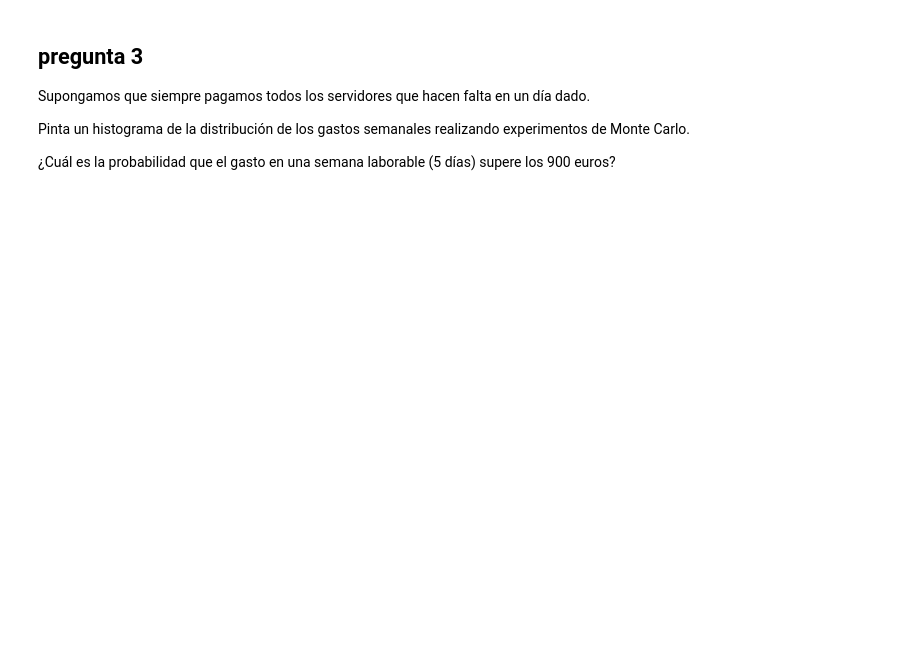
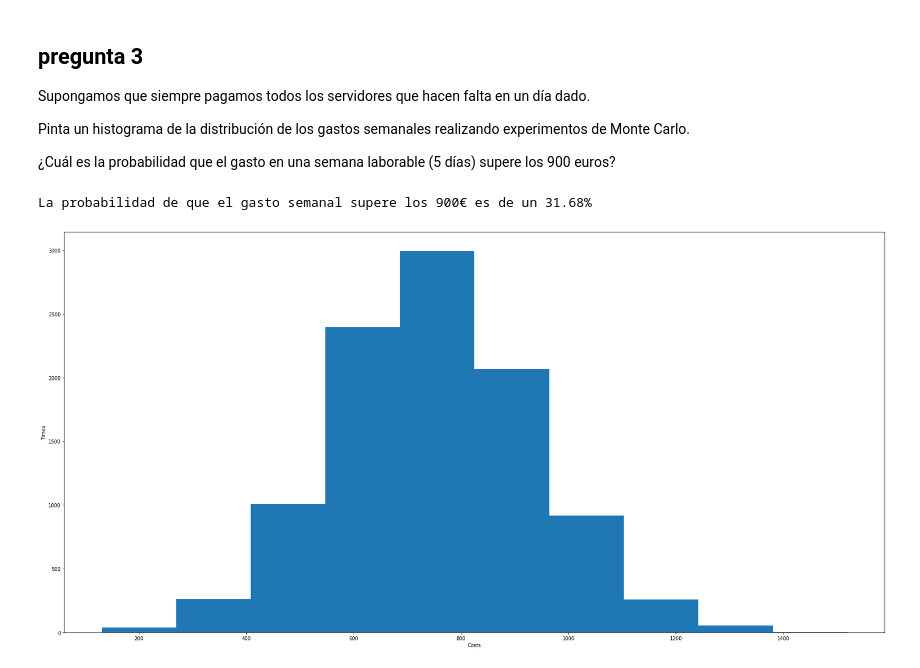
Before and after one commit to dorogoy/ejercicios, a Jupyter notebook: datos_univariados_2/solution.ipynb, the cells around one changed output. Cells and saved outputs as stored; diff of their text form; code cells hidden in the pictures; blank space fills up the shorter version.

```diff
--- a/datos_univariados_2/solution.ipynb
+++ b/datos_univariados_2/solution.ipynb
@@ -79,3 +82,32 @@ Supongamos que siempre pagamos todos los servidores que hacen falta en un día d
 Pinta un histograma de la distribución de los gastos semanales realizando experimentos de Monte Carlo.
 
 ¿Cuál es la probabilidad que el gasto en una semana laborable (5 días) supere los 900 euros?
+# %%
+def week_cost():
+    return sum([
+        daily_cost(),
+        daily_cost(),
+        daily_cost(),
+        daily_cost(),
+        daily_cost(),
+    ])
+
+
+total_for_weeks = []
+more_than_900 = 0
+for _ in range(10000):
+    cost_per_week = week_cost()
+    if cost_per_week > 900:
+        more_than_900 += 1
+    total_for_weeks.append(cost_per_week)
+
+
+plt.figure(figsize=(30, 15))
+plt.xlabel('Costs')
+plt.ylabel('Times')
+_ = plt.hist(total_for_weeks, bins=10)
+
+print("La probabilidad de que el gasto semanal supere los 900€ es de un {0}%".format((more_than_900 * 100 / len(total_for_weeks))))
+# %% [output]
+La probabilidad de que el gasto semanal supere los 900€ es de un 31.68%
+[figure, added]
```
Also changed, not shown: parts of 6 cells of this notebook.
